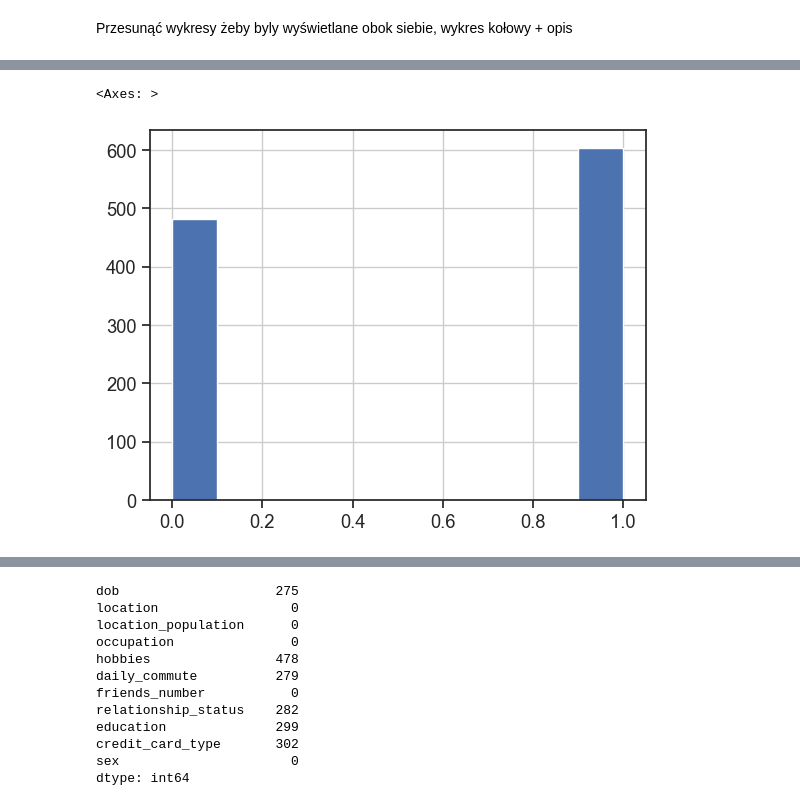
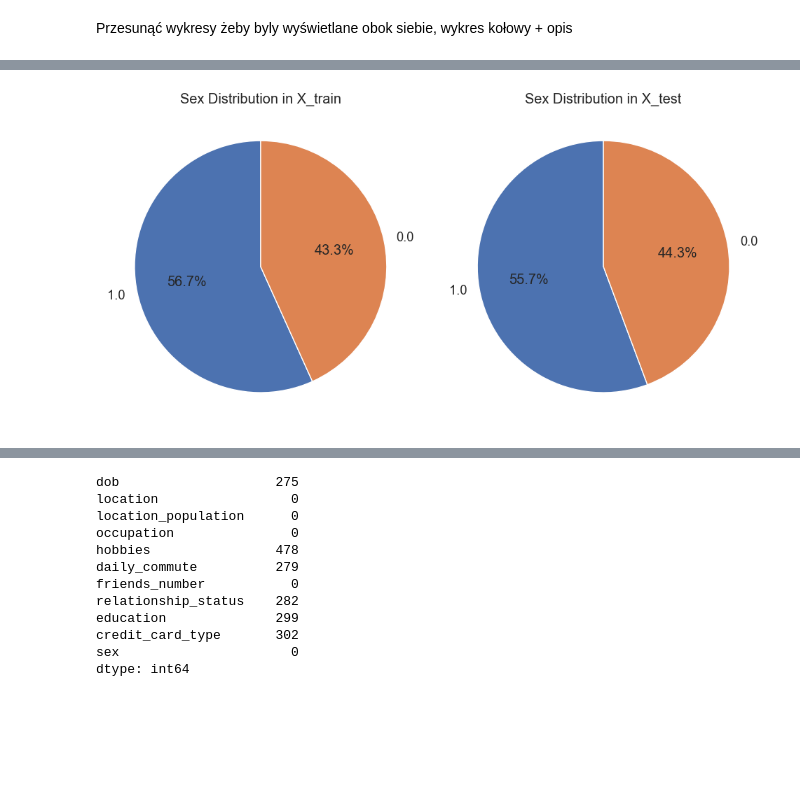
Before and after one commit to Bartoszcz28/Gym_Subscription, a Jupyter notebook: GymSubscription.ipynb, the cells around one changed output, grey strips where cells are left out. Cells and saved outputs as stored; diff of their text form; code cells hidden in the pictures; blank space fills up the shorter version.

```diff
--- a/GymSubscription.ipynb
+++ b/GymSubscription.ipynb
@@ -360,8 +359,23 @@ X_train['sex'].hist()
-# %%
-X_test['sex'].hist()
-# %% [output]
-<Axes: >
-[figure, removed]
+# %%
+import matplotlib.pyplot as plt
+
+# Tworzenie dwóch wykresów kołowych
+fig, axes = plt.subplots(1, 2, figsize=(10, 5))  # 1 wiersz, 2 kolumny
+
+# Wykres kołowy dla X_train
+sex_counts_train = X_train['sex'].value_counts()
+axes[0].pie(sex_counts_train, labels=sex_counts_train.index, autopct='%1.1f%%', startangle=90)
+axes[0].set_title('Sex Distribution in X_train')
+
+# Wykres kołowy dla X_test
+sex_counts_test = X_test['sex'].value_counts()
+axes[1].pie(sex_counts_test, labels=sex_counts_test.index, autopct='%1.1f%%', startangle=90)
+axes[1].set_title('Sex Distribution in X_test')
+
+plt.tight_layout()  # Aby zapewnić odpowiednią odległość między wykresami
+plt.show()
+# %% [output]
+[figure, added]
 # %%
 def get_mode(x):
     mode = scipy.stats.mode(x)
```
Also changed, not shown: parts of 29 cells of this notebook.
